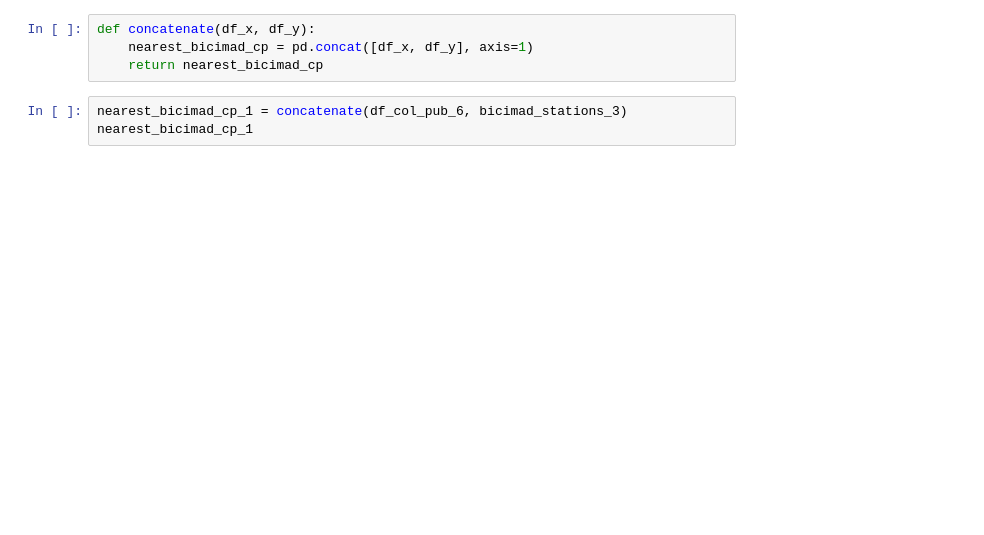
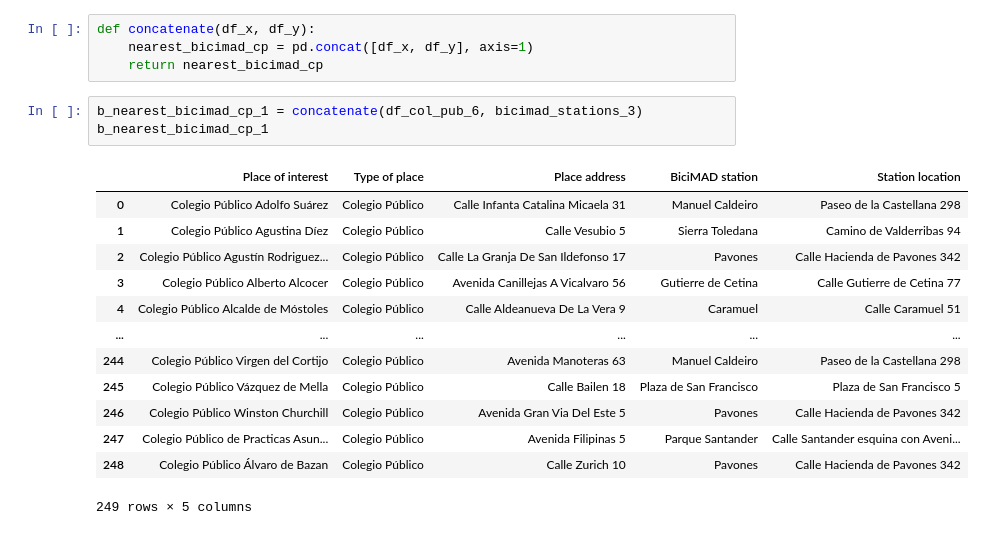
Before and after one commit to MargaMontV/project-module-1, a Jupyter notebook: notebooks/m_analysis.ipynb, the cells around one changed output. Saved outputs shown, nothing was run; the diff lists cells and outputs as text; blank space fills up the shorter version.

```diff
--- a/notebooks/m_analysis.ipynb
+++ b/notebooks/m_analysis.ipynb
@@ -261,5 +271,19 @@ def concatenate(df_x, df_y):
     nearest_bicimad_cp = pd.concat([df_x, df_y], axis=1)
     return nearest_bicimad_cp
 # %%
-nearest_bicimad_cp_1 = concatenate(df_col_pub_6, bicimad_stations_3)
-nearest_bicimad_cp_1
+b_nearest_bicimad_cp_1 = concatenate(df_col_pub_6, bicimad_stations_3)
+b_nearest_bicimad_cp_1
+# %% [output]
+|  | Place of interest | Type of place | Place address | BiciMAD station | Station location |
+| 0 | Colegio Público Adolfo Suárez | Colegio Público | Calle Infanta Catalina Micaela 31 | Manuel Caldeiro | Paseo de la Castellana 298 |
+| 1 | Colegio Público Agustina Díez | Colegio Público | Calle Vesubio 5 | Sierra Toledana | Camino de Valderribas 94 |
+| 2 | Colegio Público Agustín Rodriguez... | Colegio Público | Calle La Granja De San Ildefonso 17 | Pavones | Calle Hacienda de Pavones 342 |
+| 3 | Colegio Público Alberto Alcocer | Colegio Público | Avenida Canillejas A Vicalvaro 56 | Gutierre de Cetina | Calle Gutierre de Cetina 77 |
+| 4 | Colegio Público Alcalde de Móstoles | Colegio Público | Calle Aldeanueva De La Vera 9 | Caramuel | Calle Caramuel 51 |
+| ... | ... | ... | ... | ... | ... |
+| 244 | Colegio Público Virgen del Cortijo | Colegio Público | Avenida Manoteras 63 | Manuel Caldeiro | Paseo de la Castellana 298 |
+| 245 | Colegio Público Vázquez de Mella | Colegio Público | Calle Bailen 18 | Plaza de San Francisco | Plaza de San Francisco 5 |
+| 246 | Colegio Público Winston Churchill | Colegio Público | Avenida Gran Via Del Este 5 | Pavones | Calle Hacienda de Pavones 342 |
+| 247 | Colegio Público de Practicas Asun... | Colegio Público | Avenida Filipinas 5 | Parque Santander | Calle Santander esquina con Aveni... |
+| 248 | Colegio Público Álvaro de Bazan | Colegio Público | Calle Zurich 10 | Pavones | Calle Hacienda de Pavones 342 |
+249 rows × 5 columns
```
Also changed, not shown: parts of 7 cells of this notebook, 2 other files.
